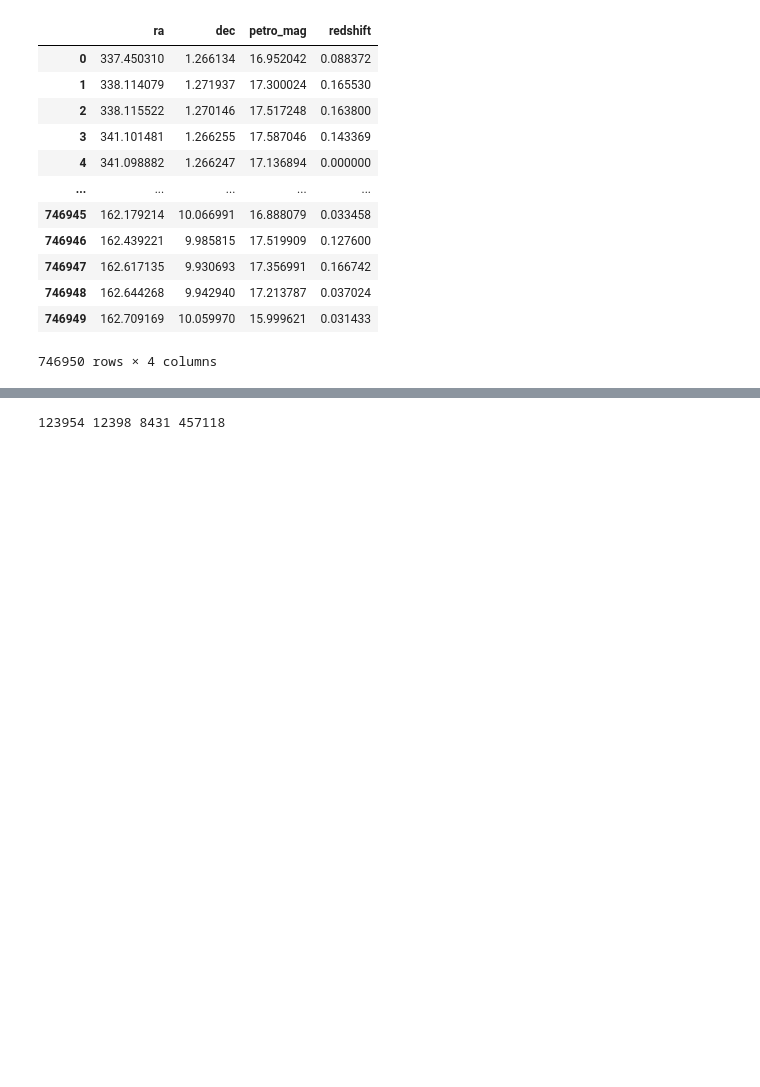
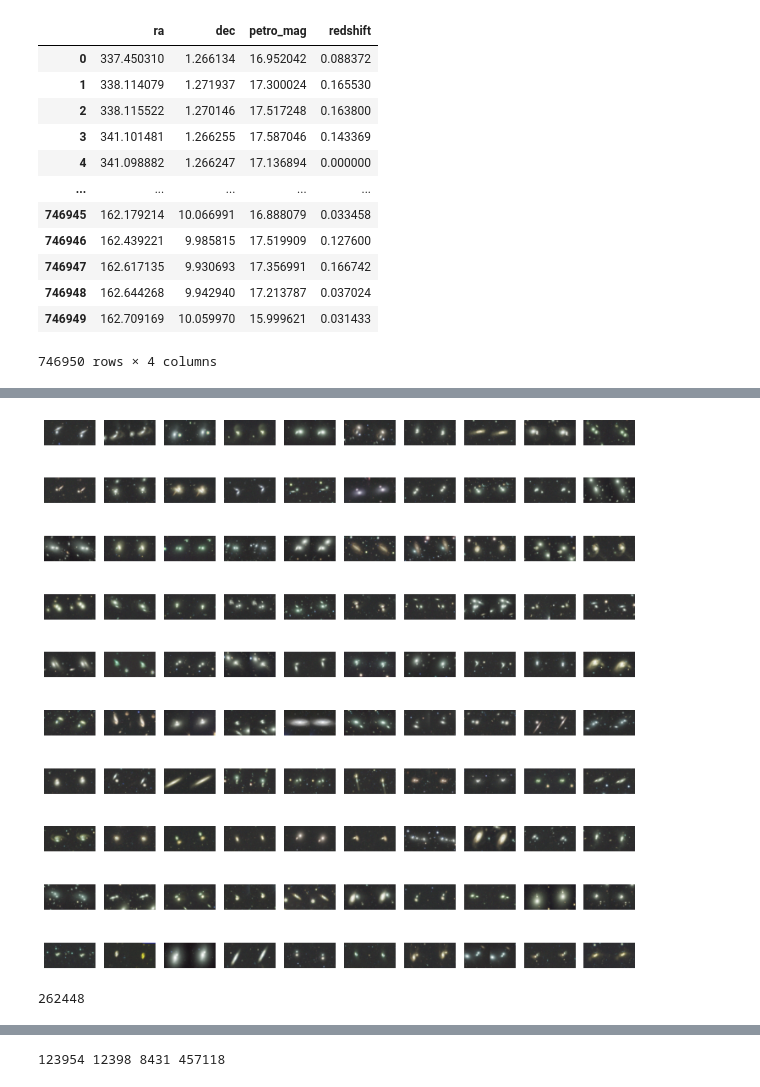
Before and after one commit to Astro-Astre/Pixel-based_DeepLearningTechnic, a Jupyter notebook: preprocess/match_petro.ipynb, the cells around one changed output, grey strips where cells are left out. Saved outputs shown, nothing was run; the diff lists cells and outputs as text; code cells hidden in the pictures; blank space fills up the shorter version.

```diff
--- a/preprocess/match_petro.ipynb
+++ b/preprocess/match_petro.ipynb
@@ -131,0 +267,8 @@ overlap
+# %%
+out_dir = pd.DataFrame(list(zip(out_ra, out_dec)), columns=["ra", "dec"])
+in_dir = pd.DataFrame(list(zip(in_ra, in_dec)), columns=["ra", "dec"])
+# %%
+overlap_new = match(in_dir, out_dir)
+# %%
+overlap_new_2 = pd.DataFrame(overlap_new, columns=["ra", "dec", "new_ra", "new_dec"])
+overlap_new_2
@@ -131,0 +289,9 @@ overlap
+# %%
+in_files, out_files = [], []
+for i in tqdm(range(len(overlap_new_2))):
+    out_ra, out_dec, in_ra, in_dec = overlap_new_2.iloc[i]
+    out_fname = "/data/renhaoye/decals_2022/out_decals/scaled/" + str(out_ra) + "_" + str(out_dec) + "_0.262_grz_.fits"
+    in_fname = "/data/renhaoye/decals_2022/in_decals/fits/" + str(in_ra) + "_" + str(in_dec) + ".fits"
+    if os.path.exists(out_fname) and os.path.exists(in_fname):
+        in_files.append(in_fname)
+        out_files.append(out_fname)
@@ -131,0 +301,21 @@ overlap
+# %%
+plt.figure(figsize=(10,10))
+for i in tqdm(range(100)):
+# for i in tqdm(range(len(in_files))):
+    in_img = load_img(in_files[i])
+    out_img = load_img(out_files[i])
+    normalized_unlock = normalization(in_img, shape="CHW", lock=False)  # 先做一次分通道归一化
+    if not type(normalized_unlock) == int:
+        normalized_lock = normalization(normalized_unlock, shape="CHW", lock=True)  # 再做一次全通道归一化
+        if not type(normalized_lock) == int:
+            scaled = auto_scale(normalized_lock)  # 再做拉伸
+    show = np.concatenate((chw2hwc(out_img), chw2hwc(scaled)), axis=1)
+    plt.subplot(10, 10, i+1)
+    plt.imshow(show)
+    plt.xticks([])
+    plt.yticks([])
+    plt.axis('off')
+plt.tight_layout()
+plt.show()
+# %% [output]
+[figure, added]
@@ -131,0 +324,4 @@ overlap
+# %%
+len(decals_max_distribution)
+# %% [output]
+262448
```
Also changed, not shown: parts of 28 cells of this notebook.
